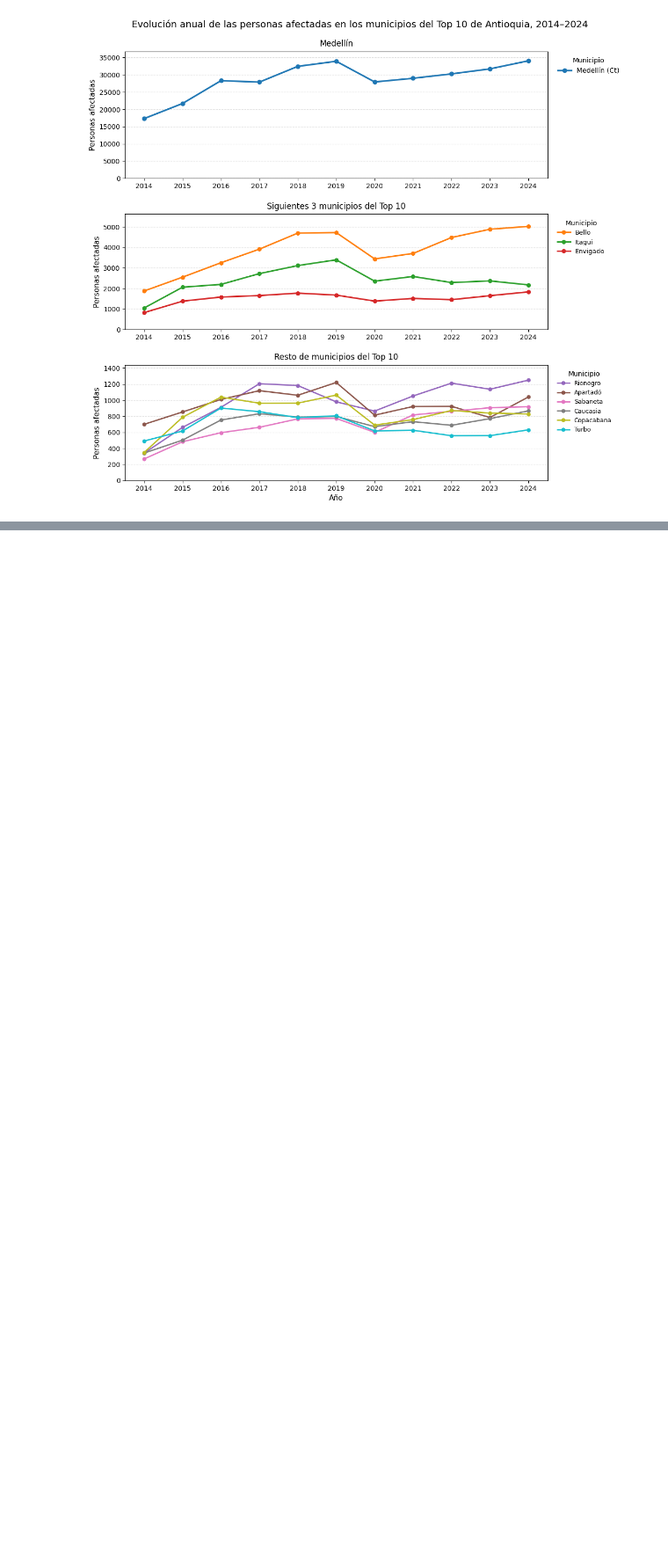
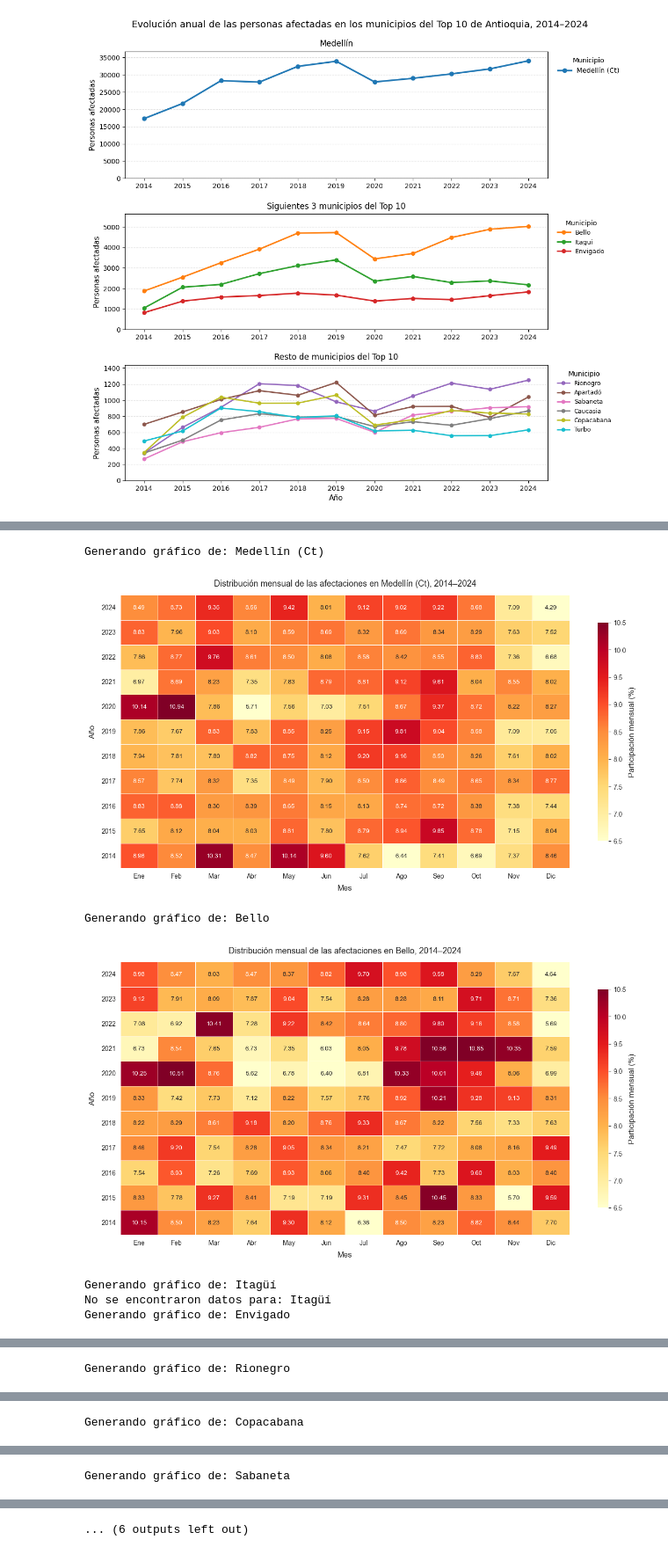
Before and after one commit to SaraBalbin/DW_Analisis_Criminalidad_Colombia, a Jupyter notebook: 05_Analisis_temporal.ipynb, the cells around one changed output, grey strips where cells are left out. Shown at 88% size. Drawn from its saved outputs; the diff is of its cells as text; code cells hidden in the pictures; blank space fills up the shorter version.

```diff
--- a/05_Analisis_temporal.ipynb
+++ b/05_Analisis_temporal.ipynb
@@ -647,0 +1056,25 @@ Restantes: ['Rionegro', 'Apartadó', 'Sabaneta', 'Caucasia', 'Copacabana', 'Turb
+# %%
+orden_municipios = [
+    "Medellín (Ct)",
+    "Bello",
+    "Itagüí",
+    "Envigado",
+    "Rionegro",
+    "Copacabana",
+    "Sabaneta",
+    "Apartadó",
+    "Caucasia",
+    "Turbo"
+]
+
+for muni in orden_municipios:
+    print(f"Generando gráfico de: {muni}")
+    grafico_heatmap_municipio(df_municipio_mes_año, muni)
+# %% [output]
+Generando gráfico de: Medellín (Ct)
+[figure, added]
+Generando gráfico de: Bello
+[figure, added]
+Generando gráfico de: Itagüí
+No se encontraron datos para: Itagüí
+Generando gráfico de: Envigado
@@ -647,0 +1082 @@ Restantes: ['Rionegro', 'Apartadó', 'Sabaneta', 'Caucasia', 'Copacabana', 'Turb
+Generando gráfico de: Rionegro
@@ -647,0 +1084 @@ Restantes: ['Rionegro', 'Apartadó', 'Sabaneta', 'Caucasia', 'Copacabana', 'Turb
+Generando gráfico de: Copacabana
@@ -647,0 +1086 @@ Restantes: ['Rionegro', 'Apartadó', 'Sabaneta', 'Caucasia', 'Copacabana', 'Turb
+Generando gráfico de: Sabaneta
@@ -647,0 +1088 @@ Restantes: ['Rionegro', 'Apartadó', 'Sabaneta', 'Caucasia', 'Copacabana', 'Turb
+... (6 outputs left out)
```
Also changed, not shown: parts of 13 cells of this notebook, 1 other file.
